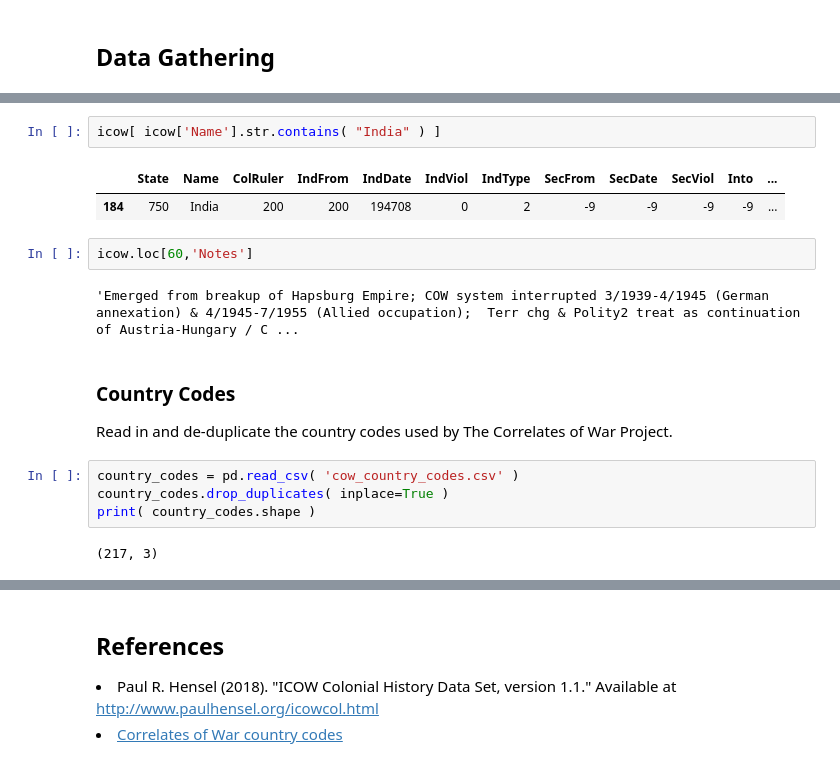
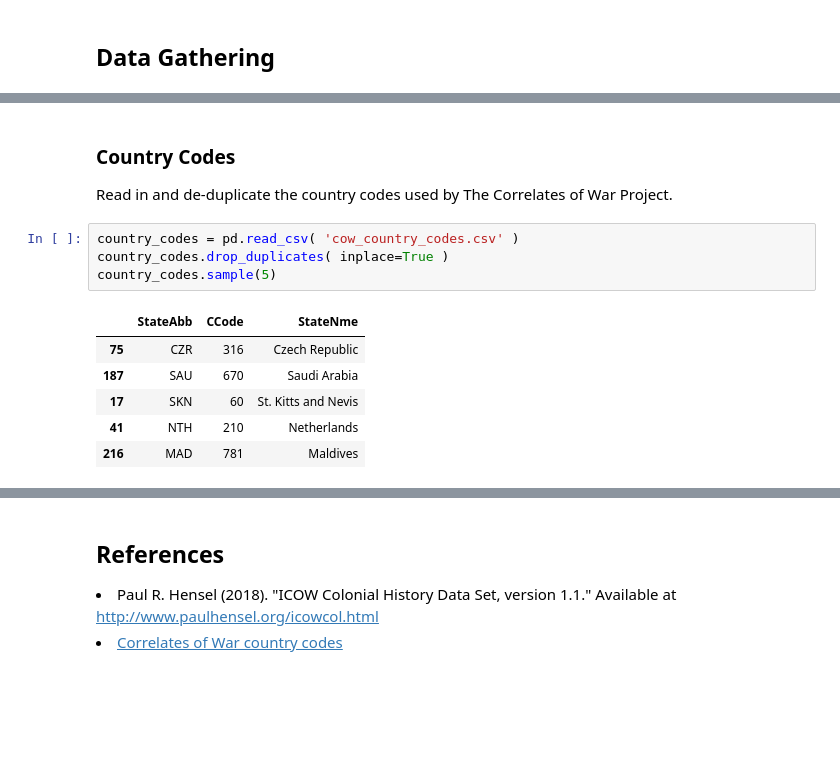
Before and after one commit to skustes/Former-Colonies, a Jupyter notebook: Former Colonies.ipynb, the cells around one changed output, grey strips where cells are left out. Saved outputs shown, nothing was run; the diff lists cells and outputs as text; blank space fills up the shorter version.

```diff
--- a/Former Colonies.ipynb
+++ b/Former Colonies.ipynb
@@ -57,18 +37,14 @@ icow[ icow['ColRuler'] != icow['IndFrom'] ]
-# %%
-icow[ icow['Name'].str.contains( "India" ) ]
-# %% [output]
-|  | State | Name | ColRuler | IndFrom | IndDate | IndViol | IndType | SecFrom | SecDate | SecViol | Into | ... |
-| 184 | 750 | India | 200 | 200 | 194708 | 0 | 2 | -9 | -9 | -9 | -9 | ... |
-# %%
-icow.loc[60,'Notes']
-# %% [output]
-'Emerged from breakup of Hapsburg Empire; COW system interrupted 3/1939-4/1945 (German annexation) & 4/1945-7/1955 (Allied occupation);  Terr chg & Polity2 treat as continuation of Austria-Hungary / C ...
 # %% [markdown]
 ### Country Codes
 Read in and de-duplicate the country codes used by The Correlates of War Project.
 # %%
 country_codes = pd.read_csv( 'cow_country_codes.csv' )
 country_codes.drop_duplicates( inplace=True )
-print( country_codes.shape )
+country_codes.sample(5)
 # %% [output]
-(217, 3)
+|  | StateAbb | CCode | StateNme |
+| 75 | CZR | 316 | Czech Republic |
+| 187 | SAU | 670 | Saudi Arabia |
+| 17 | SKN | 60 | St. Kitts and Nevis |
+| 41 | NTH | 210 | Netherlands |
+| 216 | MAD | 781 | Maldives |
```
Also changed, not shown: parts of 11 cells of this notebook.
